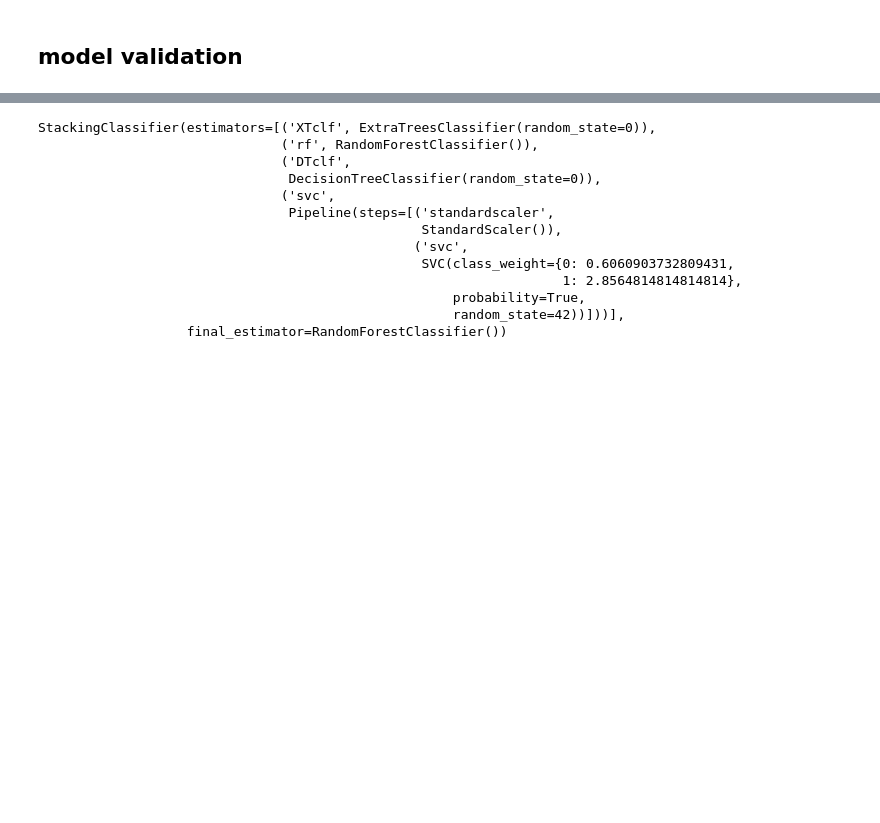
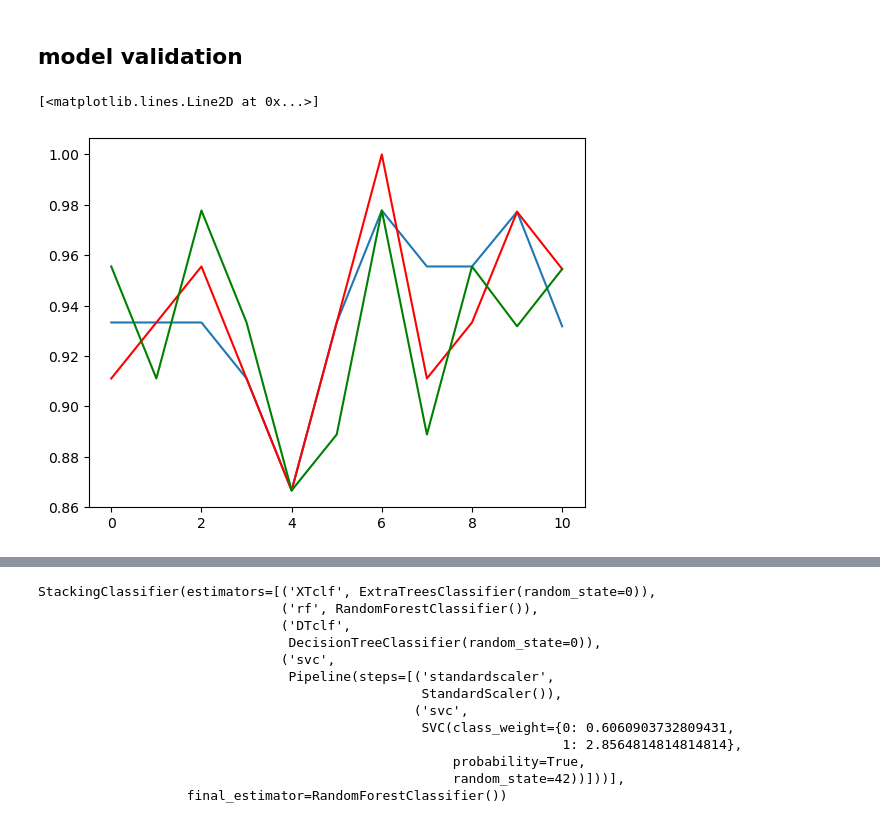
Before and after one commit to phenixMaster/ICR, a Jupyter notebook: icr-analysis-python.ipynb, the cells around one changed output, grey strips where cells are left out. Drawn from its saved outputs; the diff is of its cells as text; code cells hidden in the pictures; blank space fills up the shorter version.

```diff
--- a/icr-analysis-python.ipynb
+++ b/icr-analysis-python.ipynb
@@ -361,0 +365,24 @@ perf
+# %%
+valCurve = validation_curve(
+    hGbTclf,
+    train0[num_var],
+    train0["Class"],
+    param_name = "learning_rate",
+    param_range = [0.01,0.1,1],
+    groups=None,
+    cv=11,
+    scoring="accuracy",
+    n_jobs=None,
+    #pre_dispatch='all',
+    verbose=0,
+    error_score="raise",
+    fit_params=None,
+)
+
+# plot
+plt.plot(valCurve[1][0])
+plt.plot(valCurve[1][1],color = "red")
+plt.plot(valCurve[1][2],color = "green")
+# %% [output]
+[<matplotlib.lines.Line2D at 0x...>]
+[figure, added]
```
Also changed, not shown: parts of 15 cells of this notebook.
